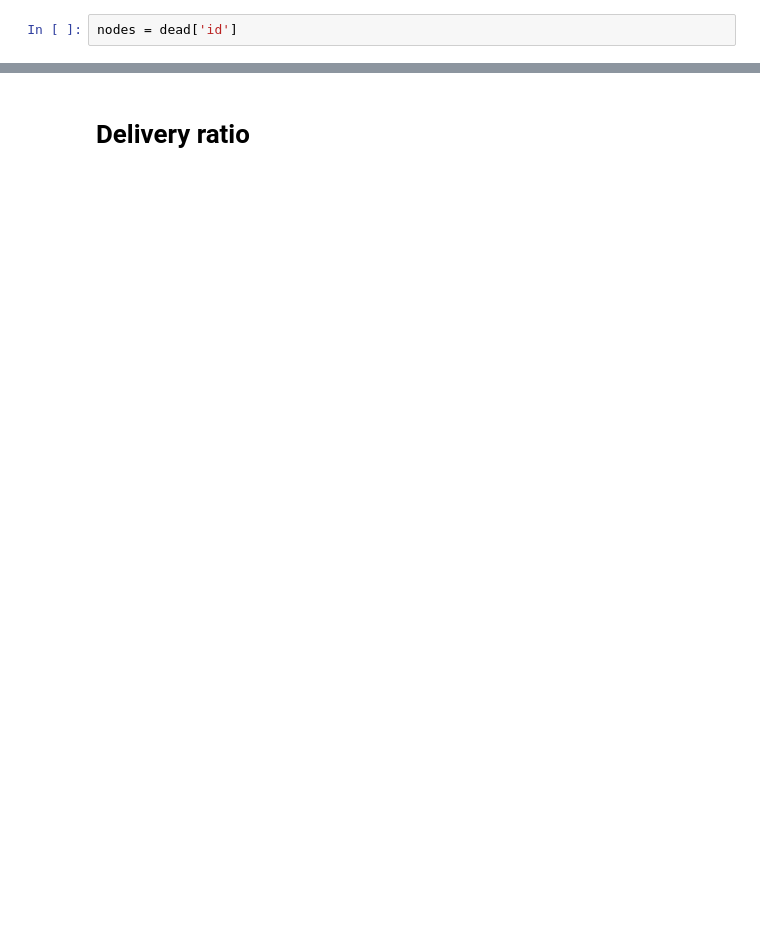
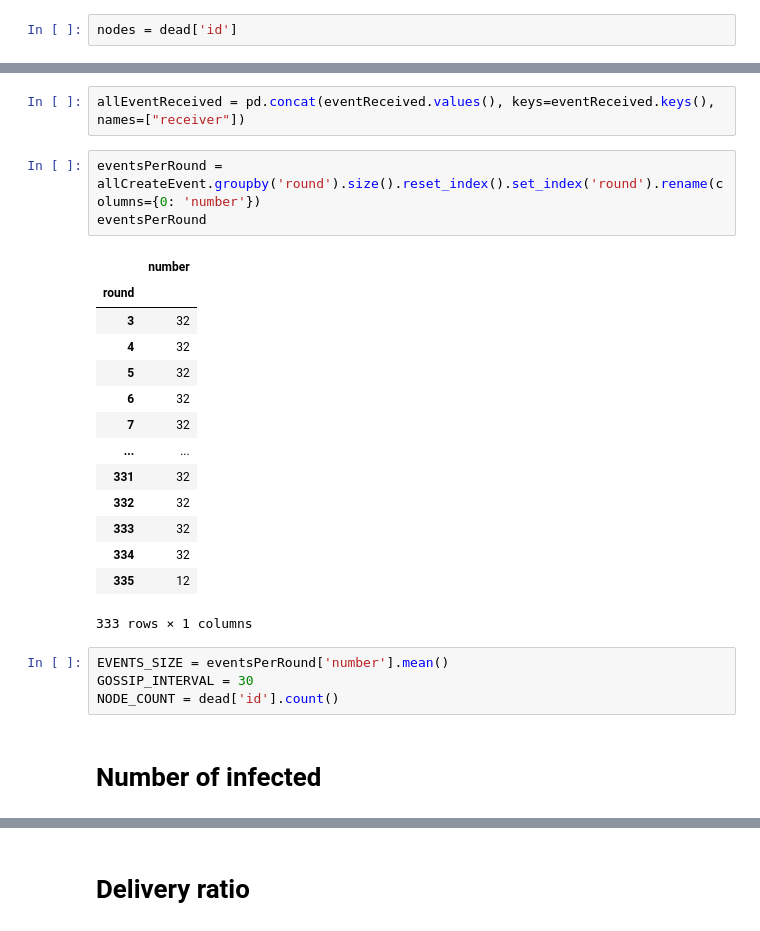
Before and after one commit to esoprana/dsProj1, a Jupyter notebook: analizeRun.ipynb, the cells around one changed output, grey strips where cells are left out. Saved outputs shown, nothing was run; the diff lists cells and outputs as text; blank space fills up the shorter version.

```diff
--- a/analizeRun.ipynb
+++ b/analizeRun.ipynb
@@ -45,0 +84,26 @@ nodes = dead['id']
+# %%
+allEventReceived = pd.concat(eventReceived.values(), keys=eventReceived.keys(), names=["receiver"])
+# %%
+eventsPerRound = allCreateEvent.groupby('round').size().reset_index().set_index('round').rename(columns={0: 'number'})
+eventsPerRound
+# %% [output]
+|  | number |
+| round |  |
+| 3 | 32 |
+| 4 | 32 |
+| 5 | 32 |
+| 6 | 32 |
+| 7 | 32 |
+| ... | ... |
+| 331 | 32 |
+| 332 | 32 |
+| 333 | 32 |
+| 334 | 32 |
+| 335 | 12 |
+333 rows × 1 columns
+# %%
+EVENTS_SIZE = eventsPerRound['number'].mean()
+GOSSIP_INTERVAL = 30
+NODE_COUNT = dead['id'].count()
+# %% [markdown]
+# Number of infected
```
Also changed, not shown: parts of 44 cells of this notebook, 2 other files.
